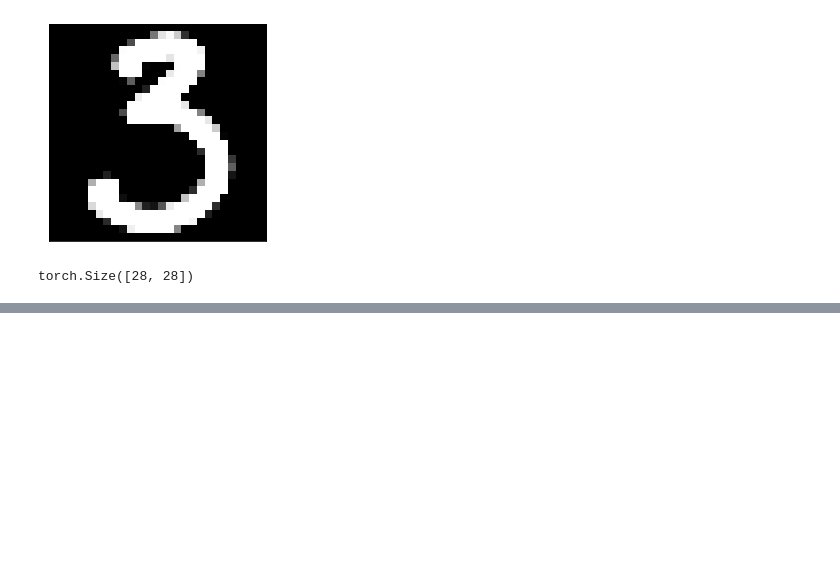
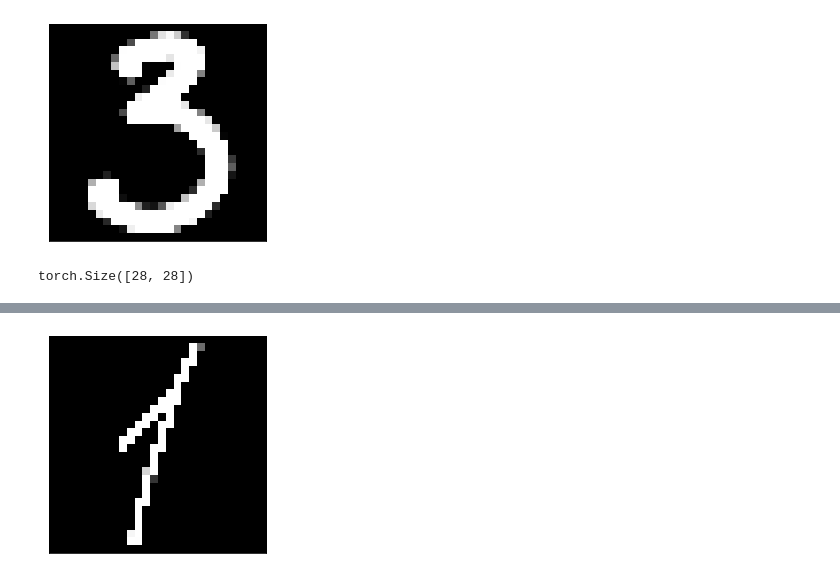
Before and after one commit to knmlprz/handwritten-digits, a Jupyter notebook: Notebooks/image_preprocessing.ipynb, the cells around one changed output, grey strips where cells are left out. Saved outputs shown, nothing was run; the diff lists cells and outputs as text; code cells hidden in the pictures; blank space fills up the shorter version.

```diff
--- a/Notebooks/image_preprocessing.ipynb
+++ b/Notebooks/image_preprocessing.ipynb
@@ -186,0 +223,7 @@ plt.yticks([])
+# %%
+plt.imshow(prepare_image(im2), cmap='gray')
+plt.xticks([])
+plt.yticks([])
+plt.show()
+# %% [output]
+[figure, added]
```
Also changed, not shown: parts of 16 cells of this notebook, 2 other files.
